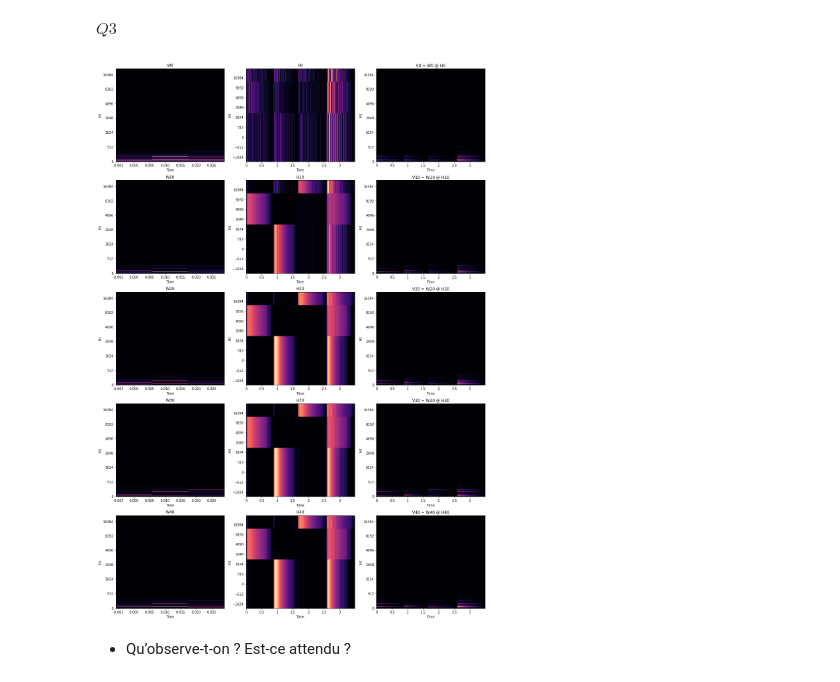
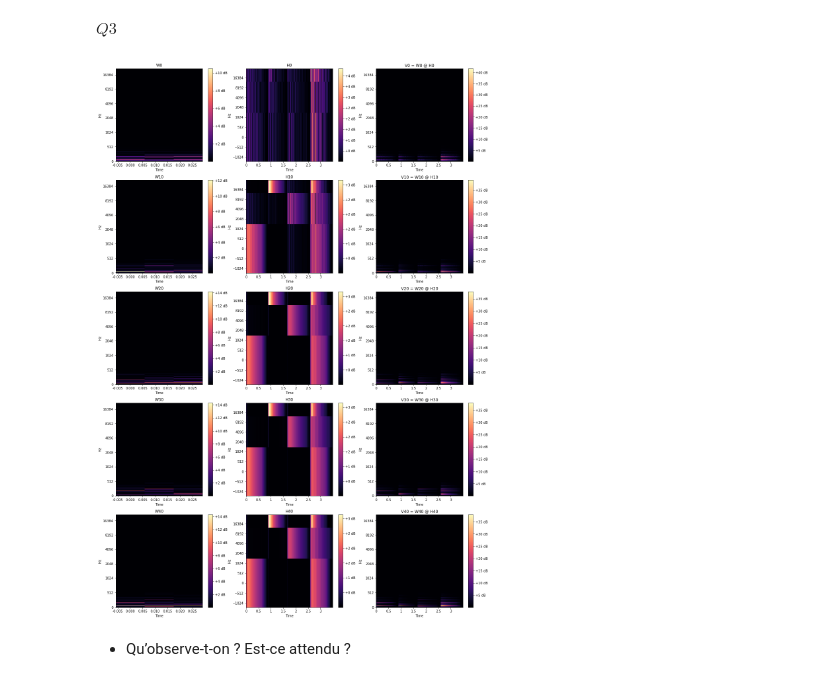
Before and after one commit to BranisGh/Sound-processing-Master-ISI-Sorbonne-University-, a Jupyter notebook: TP03_NMF_algorithm/nmf.ipynb, the cells around one changed output. Cells and saved outputs as stored; diff of their text form; code cells hidden in the pictures.

```diff
--- a/TP03_NMF_algorithm/nmf.ipynb
+++ b/TP03_NMF_algorithm/nmf.ipynb
@@ -154,43 +297,14 @@ nb_axes = len(list(W_H))//2 * total_cols
 figsize = (20, 30)
-# %%
-# Plot the evolution of the matrices W, H, and the approximated
-# spectrogram V as a function of the iterations
-
-# compute number of cols & row
-total_cols    = min(nb_axes, total_cols)
-total_rows    = int(nb_axes / total_cols) + (1 if nb_axes % total_cols != 0 else 0)
-# Create a grid of subplots.
-fig, axes = plt.subplots(total_rows, total_cols, figsize=figsize)
-# Create list of axes for easy iteration.
-if isinstance(axes, np.ndarray):
-    # https://stackoverflow.com/questions/46862861/what-does-axes-flat-in-matplotlib-do
-    list_axes = list(axes.flat)
-else:
-    list_axes = [axes]
-# it will helps to show total images as grid
-
-keys = [i for i in range(n_iter) if not(i % n)]
-for i, key in zip(range(0, nb_axes, total_cols), keys):
-
-    W, H = W_H['W'+str(key)], W_H['H'+str(key)]
-    V = W @ H
-
-    w = lb.display.specshow(W, x_axis='time',
-                         y_axis='mel', sr=sr,
-                         fmax=None, ax=list_axes[i])
-    list_axes[i].set(title='W'+str(key))
-
-    h = lb.display.specshow(H, x_axis='time',
-                         y_axis='mel', sr=sr,
-                         fmax=None, ax=list_axes[i+1])
-    list_axes[i+1].set(title='H'+str(key))
-
-    v = lb.display.specshow(V, x_axis='time',
-                         y_axis='mel', sr=sr,
-                         fmax=None, ax=list_axes[i+2])
-    list_axes[i+2].set(title=f'V{key} = W{key} @ H{key}')
-# %% [output]
-[figure, removed]
+# %%
+show_audio_spectrogrammes(W_H,
+                          sr=sr,
+                          suptitle='audio waves from different sources separately as a function of time',
+                          nb_plots=nb_plots,
+                          total_cols=total_cols,
+                          colorbar=True,
+                          figsize=figsize)
+# %% [output]
+[figure, added]
 # %% [markdown]
 - Qu’observe-t-on ? Est-ce attendu ?
 # %% [markdown]
```
Also changed, not shown: parts of 13 cells of this notebook.
